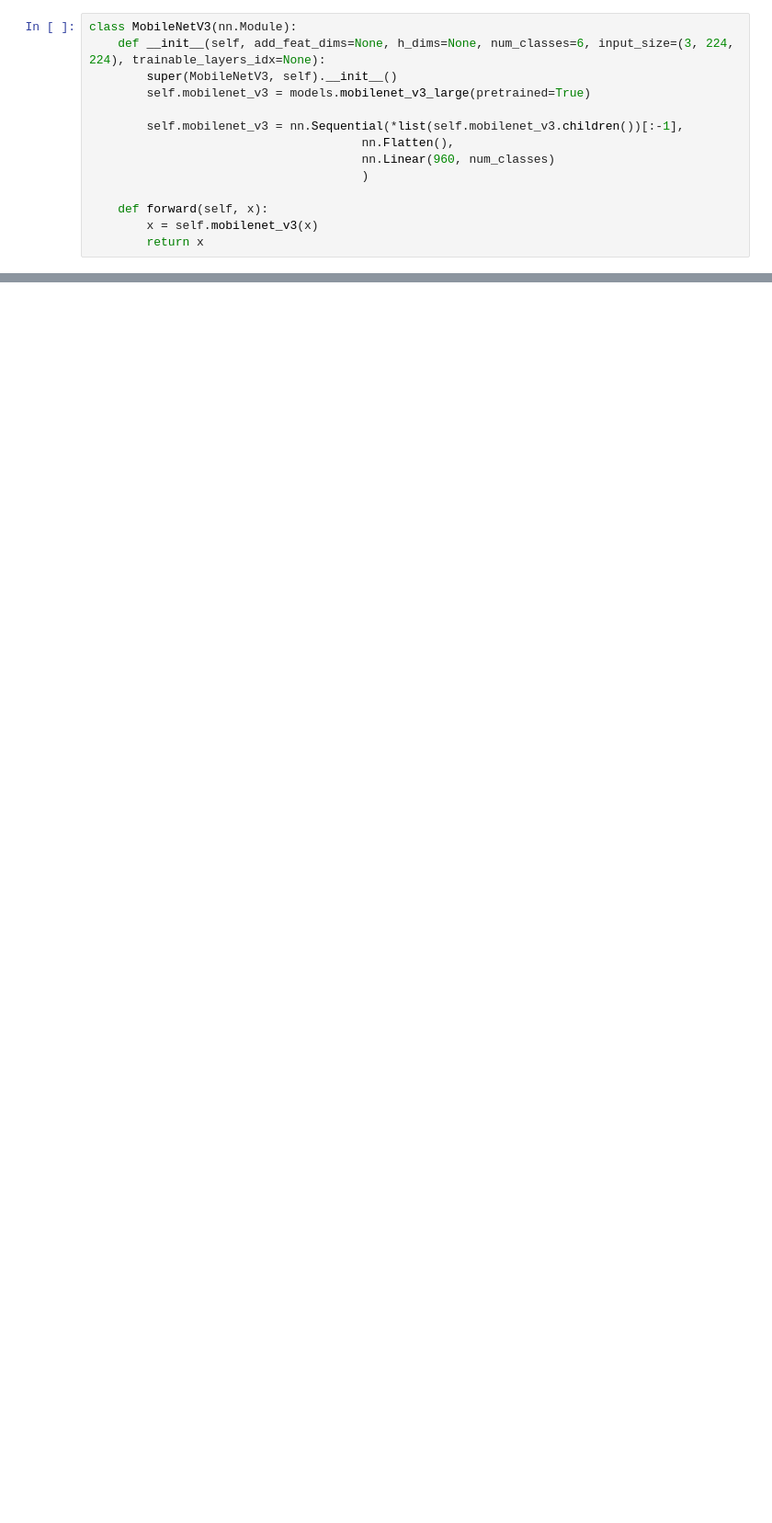
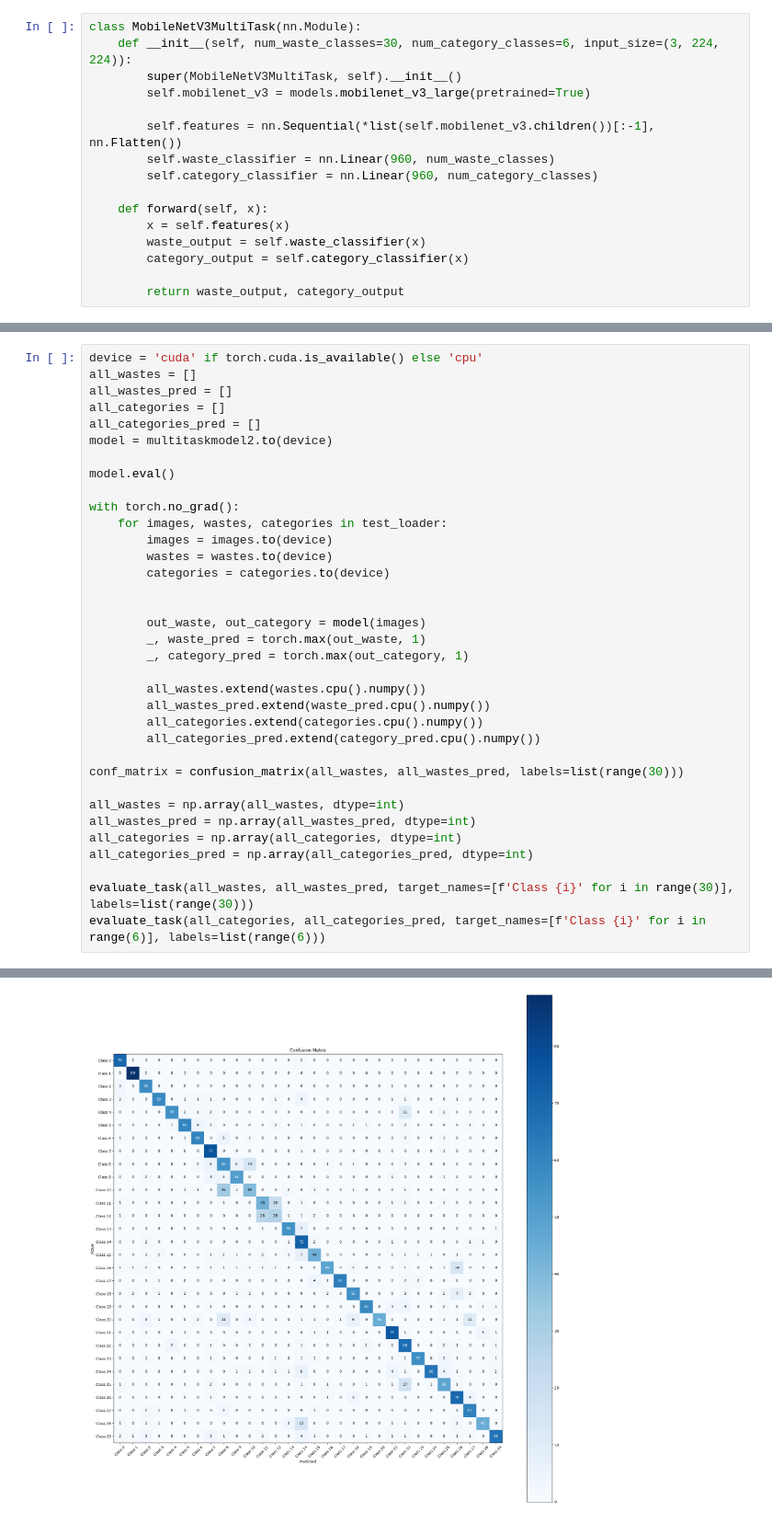
Before and after one commit to nickvivat/waste-classification, a Jupyter notebook: waste-classification.ipynb, the cells around one changed output, grey strips where cells are left out. Shown at 92% size. Cells and saved outputs as stored; diff of their text form; blank space fills up the shorter version.

```diff
--- a/waste-classification.ipynb
+++ b/waste-classification.ipynb
@@ -127,14 +136,16 @@ class Resnet50(nn.Module):
 # %%
-class MobileNetV3(nn.Module):
-    def __init__(self, add_feat_dims=None, h_dims=None, num_classes=6, input_size=(3, 224, 224), trainable_layers_idx=None):
-        super(MobileNetV3, self).__init__()
+class MobileNetV3MultiTask(nn.Module):
+    def __init__(self, num_waste_classes=30, num_category_classes=6, input_size=(3, 224, 224)):
+        super(MobileNetV3MultiTask, self).__init__()
         self.mobilenet_v3 = models.mobilenet_v3_large(pretrained=True)
 
-        self.mobilenet_v3 = nn.Sequential(*list(self.mobilenet_v3.children())[:-1],
-                                      nn.Flatten(),
-                                      nn.Linear(960, num_classes)
-                                      )
+        self.features = nn.Sequential(*list(self.mobilenet_v3.children())[:-1], nn.Flatten())
+        self.waste_classifier = nn.Linear(960, num_waste_classes)
+        self.category_classifier = nn.Linear(960, num_category_classes)
 
     def forward(self, x):
-        x = self.mobilenet_v3(x)
-        return x
+        x = self.features(x)
+        waste_output = self.waste_classifier(x)
+        category_output = self.category_classifier(x)
+
+        return waste_output, category_output
@@ -368,0 +408,36 @@ RuntimeError: Parent directory models/model2 does not exist.
+# %%
+device = 'cuda' if torch.cuda.is_available() else 'cpu'
+all_wastes = []
+all_wastes_pred = []
+all_categories = []
+all_categories_pred = []
+model = multitaskmodel2.to(device)
+
+model.eval()
+
+with torch.no_grad():
+    for images, wastes, categories in test_loader:
+        images = images.to(device)
+        wastes = wastes.to(device)
+        categories = categories.to(device)
+
+
+        out_waste, out_category = model(images)
+        _, waste_pred = torch.max(out_waste, 1)
+        _, category_pred = torch.max(out_category, 1)
+
+        all_wastes.extend(wastes.cpu().numpy())
+        all_wastes_pred.extend(waste_pred.cpu().numpy())
+        all_categories.extend(categories.cpu().numpy())
+        all_categories_pred.extend(category_pred.cpu().numpy())
+
+conf_matrix = confusion_matrix(all_wastes, all_wastes_pred, labels=list(range(30)))
+
+all_wastes = np.array(all_wastes, dtype=int)
+all_wastes_pred = np.array(all_wastes_pred, dtype=int)
+all_categories = np.array(all_categories, dtype=int)
+all_categories_pred = np.array(all_categories_pred, dtype=int)
+
+evaluate_task(all_wastes, all_wastes_pred, target_names=[f'Class {i}' for i in range(30)], labels=list(range(30)))
+evaluate_task(all_categories, all_categories_pred, target_names=[f'Class {i}' for i in range(6)], labels=list(range(6)))
+# %% [output]
@@ -368,0 +461 @@ RuntimeError: Parent directory models/model2 does not exist.
+[figure, added]
```
Also changed, not shown: parts of 19 cells of this notebook.
